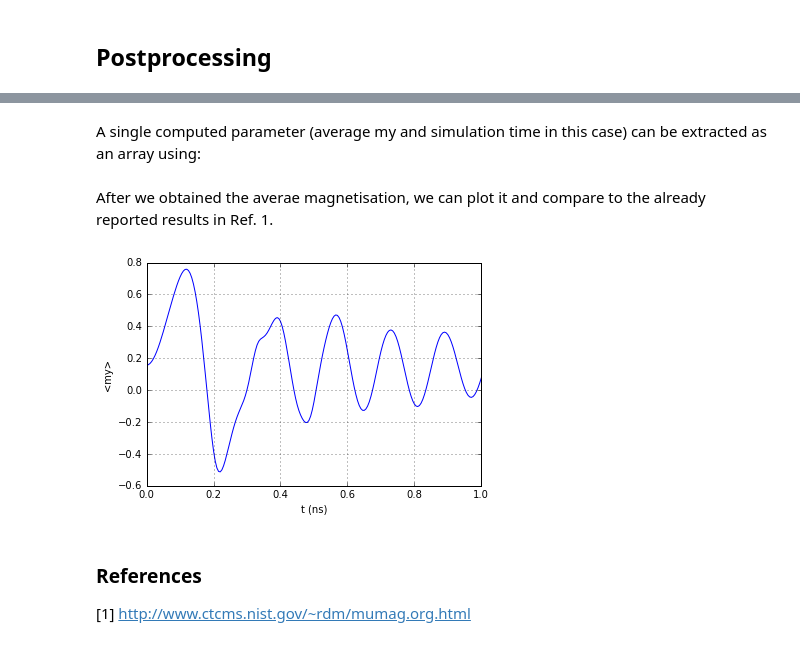
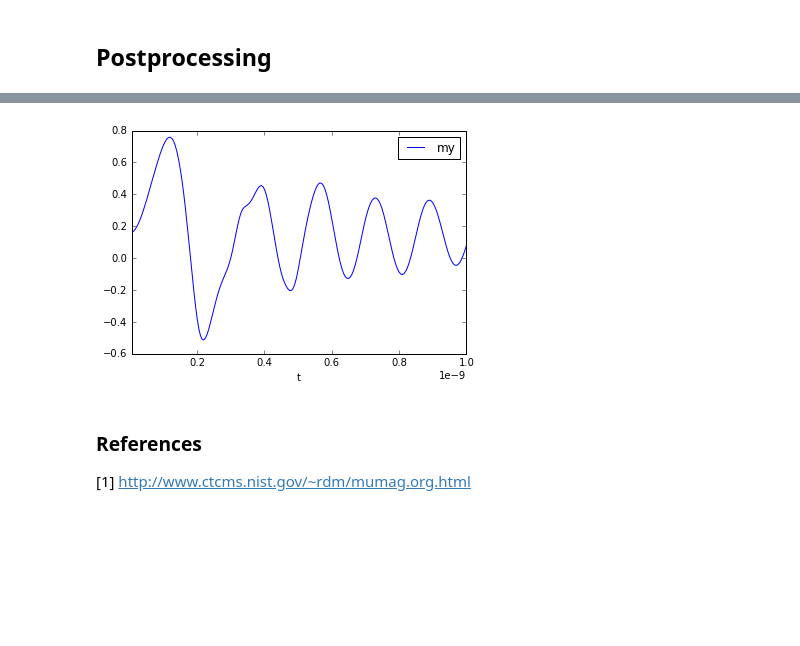
Before and after one commit to ubermag/oommfc, a Jupyter notebook: docs/ipynb/standard_problem4.ipynb, the cells around one changed output, grey strips where cells are left out. Cells and saved outputs as stored; diff of their text form; code cells hidden in the pictures; blank space fills up the shorter version.

```diff
--- a/docs/ipynb/standard_problem4.ipynb
+++ b/docs/ipynb/standard_problem4.ipynb
@@ -76,6 +77,0 @@ Energy terms (exchange and demagnetisation) are added to the system's Hamiltonia
-# %%
-system.hamiltonian = Exchange(A) + Demag()
-
-gamma = 2.211e5
-alpha = 0.02
-system.dynamics = Precession(gamma) + Damping(alpha)
@@ -83,0 +91,2 @@ System is initialised so that the magnetisation at all mesh cells is $(1, 0.25,
+# %%
+system.hamiltonian = oc.Exchange(A) + oc.Demag()
@@ -83,0 +101,4 @@ System is initialised so that the magnetisation at all mesh cells is $(1, 0.25,
+# %%
+system.dynamics = oc.Precession(gamma) + oc.Damping(alpha)
+
+system.dynamics  # check the dyanamics equation
@@ -115,4 +130,5 @@ In the second stage, the relaxed state from the first stage is used as an initia
 # %%
 # Add Zeeman energy.
-H = np.array([-24.6, 4.3, 0.0])*1e-3 / mu0  # external magnetic field in the first stage
-system.hamiltonian += Zeeman(H)
+B = np.array([-24.6, 4.3, 0.0])*1e-3
+H = B/mu0
+system.hamiltonian += oc.Zeeman(H)
@@ -147,2 +166,0 @@ system.dt.head(10)
-# %% [markdown]
-A single computed parameter (average my and simulation time in this case) can be extracted as an array using:
@@ -152,15 +167,7 @@ t_array = system.dt['t'].as_matrix()
-# %% [markdown]
-After we obtained the averae magnetisation, we can plot it and compare to the already reported results in Ref. 1.
-# %%
-import matplotlib.pyplot as plt
-
-# Plot the <my> time evolution.
-plt.plot(t_array/1e-9, my_average)
-plt.xlabel('t (ns)')
-plt.ylabel('<my>')
-plt.grid()
-# %% [output]
-[figure, removed]
+# %%
+myplot = system.dt.plot("t", "my")
+# %% [output]
+[figure, added]
 # %% [markdown]
 ### References
 [1] http://www.ctcms.nist.gov/~rdm/mumag.org.html
```
Also changed, not shown: parts of 38 cells of this notebook.
